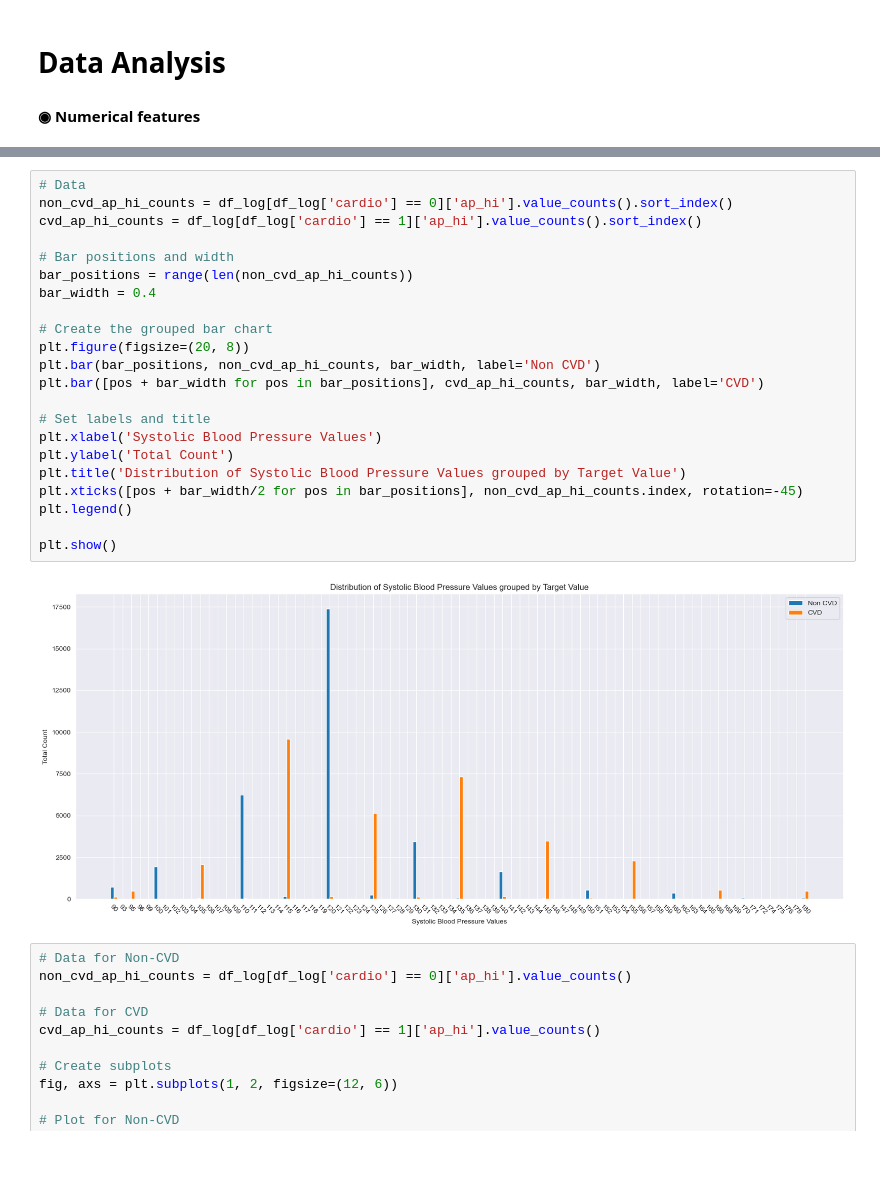
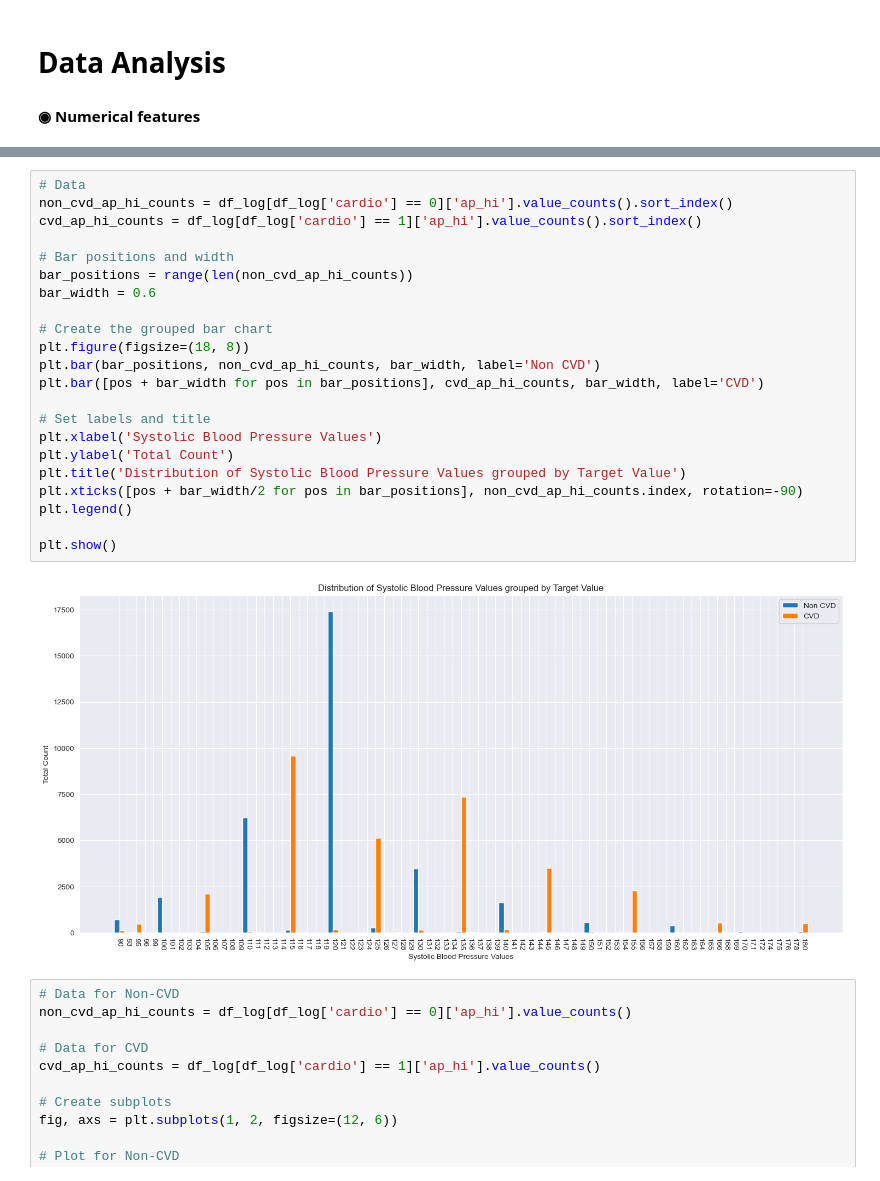
Before and after one commit to MasoudNateghi/CS534, a Jupyter notebook: Project/Project.ipynb, the cells around one changed output, grey strips where cells are left out. Cells and saved outputs as stored; diff of their text form.

```diff
--- a/Project/Project.ipynb
+++ b/Project/Project.ipynb
@@ -679,27 +697,27 @@ plt.show()
 # %%
 # Data
 non_cvd_ap_hi_counts = df_log[df_log['cardio'] == 0]['ap_hi'].value_counts().sort_index()
 cvd_ap_hi_counts = df_log[df_log['cardio'] == 1]['ap_hi'].value_counts().sort_index()
 
 # Bar positions and width
 bar_positions = range(len(non_cvd_ap_hi_counts))
-bar_width = 0.4
+bar_width = 0.6
 
 # Create the grouped bar chart
-plt.figure(figsize=(20, 8))
+plt.figure(figsize=(18, 8))
 plt.bar(bar_positions, non_cvd_ap_hi_counts, bar_width, label='Non CVD')
 plt.bar([pos + bar_width for pos in bar_positions], cvd_ap_hi_counts, bar_width, label='CVD')
 
 # Set labels and title
 plt.xlabel('Systolic Blood Pressure Values')
 plt.ylabel('Total Count')
 plt.title('Distribution of Systolic Blood Pressure Values grouped by Target Value')
-plt.xticks([pos + bar_width/2 for pos in bar_positions], non_cvd_ap_hi_counts.index, rotation=-45)
+plt.xticks([pos + bar_width/2 for pos in bar_positions], non_cvd_ap_hi_counts.index, rotation=-90)
 plt.legend()
 
 plt.show()
 # %% [output]
-[figure, old version]
+[figure, new version]
 # %%
 # Data for Non-CVD
 non_cvd_ap_hi_counts = df_log[df_log['cardio'] == 0]['ap_hi'].value_counts()
```
Also changed, not shown: parts of 10 cells of this notebook.
